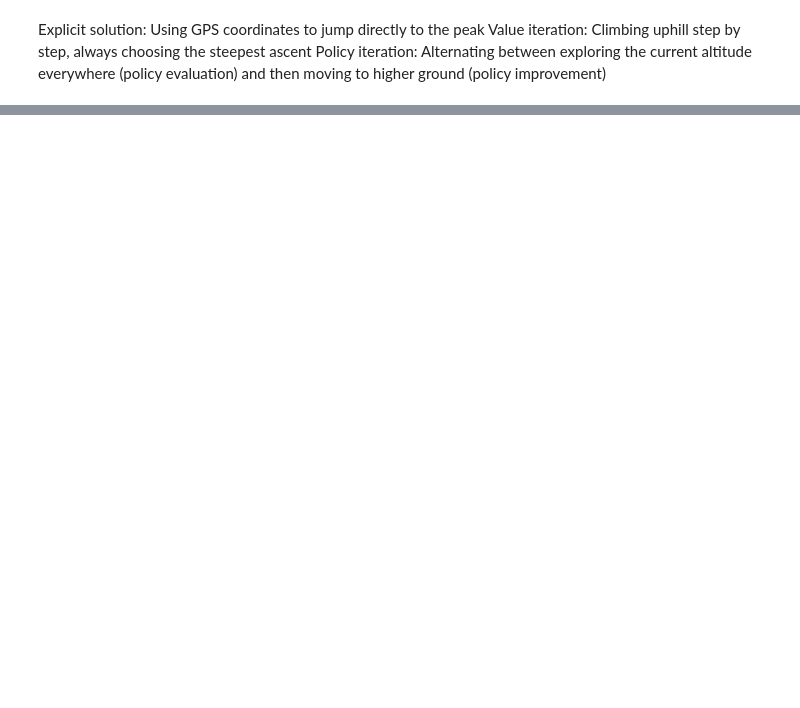
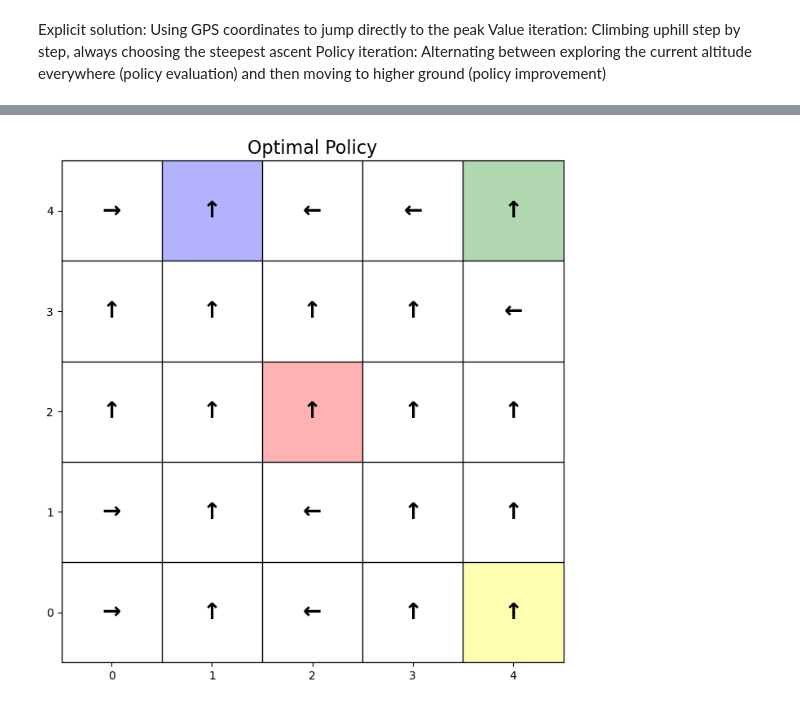
Before and after one commit to ieadoboe/reinforcement-learning, a Jupyter notebook: assignment_2/notebook_a2.ipynb, the cells around one changed output, grey strips where cells are left out. Cells and saved outputs as stored; diff of their text form; code cells hidden in the pictures; blank space fills up the shorter version.

```diff
--- a/assignment_2/notebook_a2.ipynb
+++ b/assignment_2/notebook_a2.ipynb
@@ -85,0 +356,60 @@ UP, DOWN, LEFT, RIGHT = 0, 1, 2, 3
+# %%
+def visualize_policy(policy, title="Optimal Policy"):
+    """Visualize the optimal policy as arrows on grid"""
+
+    # Extract deterministic actions
+    actions = jnp.argmax(policy, axis=1)
+    action_grid = actions.reshape((GRID_SIZE, GRID_SIZE))
+
+    # Create arrow directions
+    arrow_map = {0: "↑", 1: "↓", 2: "←", 3: "→"}
+
+    fig, ax = plt.subplots(figsize=(8, 8))
+
+    # Draw grid
+    for i in range(GRID_SIZE + 1):
+        ax.axhline(i - 0.5, color="black", linewidth=1)
+        ax.axvline(i - 0.5, color="black", linewidth=1)
+
+    # Color special states
+    special_colors = {
+        (0, 1): "blue",  # Blue square
+        (0, 4): "green",  # Green square
+        (2, 2): "red",  # Red square
+        (4, 4): "yellow",  # Yellow square
+    }
+
+    for (row, col), color in special_colors.items():
+        rect = plt.Rectangle(
+            (col - 0.5, GRID_SIZE - row - 1.5), 1, 1, facecolor=color, alpha=0.3
+        )
+        ax.add_patch(rect)
+
+    # Draw arrows
+    for row in range(GRID_SIZE):
+        for col in range(GRID_SIZE):
+            action = action_grid[row, col]
+            arrow = arrow_map[int(action)]
+            ax.text(
+                col,
+                GRID_SIZE - row - 1,
+                arrow,
+                ha="center",
+                va="center",
+                fontsize=20,
+                fontweight="bold",
+            )
+
+    ax.set_xlim(-0.5, GRID_SIZE - 0.5)
+    ax.set_ylim(-0.5, GRID_SIZE - 0.5)
+    ax.set_aspect("equal")
+    ax.set_title(title, fontsize=16)
+    ax.set_xticks(range(GRID_SIZE))
+    ax.set_yticks(range(GRID_SIZE))
+
+    plt.show()
+
+
+visualize_policy(optimal_policy)
+# %% [output]
+[figure, added]
```
Also changed, not shown: parts of 34 cells of this notebook.
